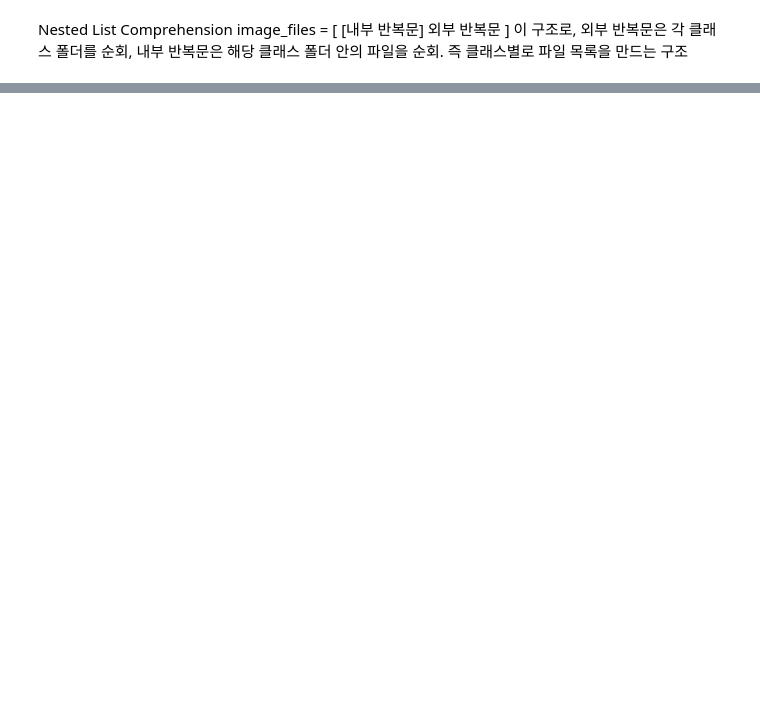
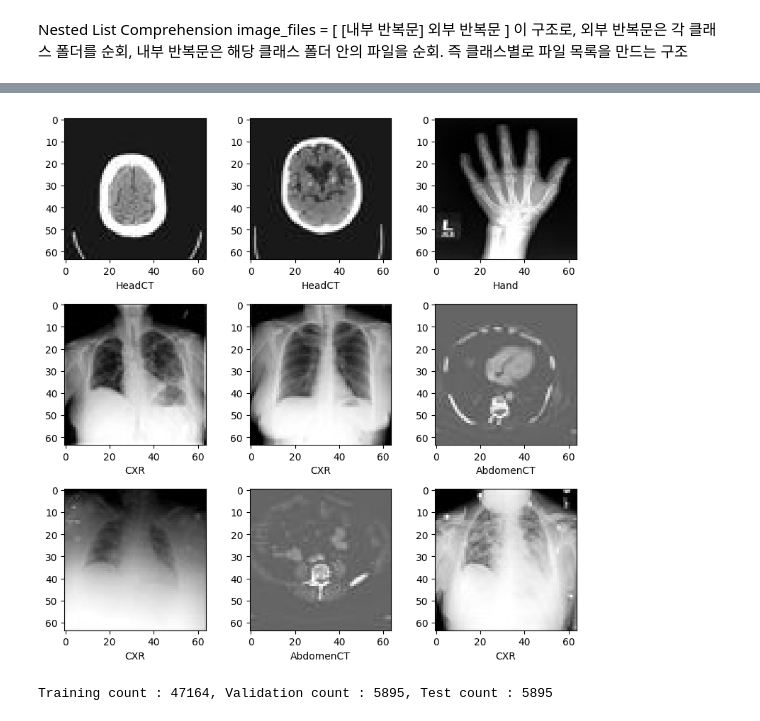
Before and after one commit to donggeunlee77/MONAI-tutorial-exercise, a Jupyter notebook: MONAI - 2D classification tutorial.ipynb, the cells around one changed output, grey strips where cells are left out. Cells and saved outputs as stored; diff of their text form; code cells hidden in the pictures; blank space fills up the shorter version.

```diff
--- a/MONAI - 2D classification tutorial.ipynb
+++ b/MONAI - 2D classification tutorial.ipynb
@@ -230,0 +240,42 @@ SyntaxError: invalid syntax (1438781033.py, line 1)
+# %%
+## Randomly pick images from the dataset to visualize and check
+
+plt.subplots(3, 3, figsize=(8,8)) ##격자공간 준비
+for i, k in enumerate(np.random.randint(num_total, size=9)): ## enumerate는 for 구문에서 index 와 원소를 함께 가져와줌.
+  im = PIL.Image.open(image_files_list[k])
+  arr = np.array(im) ## 이렇게 numpy array로 변환해야함!!
+  plt.subplot(3, 3, i+1) ## 3×3 격자 중에서 몇 번째 위치에 이미지를 표시할 것인지 지정해. 위치번호는 1부터 시작하기 때문에 i+1 로 해줌
+  plt.xlabel(class_names[image_class[k]])
+  plt.imshow(arr, cmap='gray', vmin=0, vmax=255)
+plt.tight_layout()
+plt.show()
+# %% [output]
+[figure, added]
+# %%
+## Prepare training, validation and test data lists
+## Randomly select 10% of the dataset as validation and 10% as test.
+
+val_frac = 0.1
+test_frac = 0.1
+length = len(image_files_list)
+indices = np.arange(length)  ## 0부터 length까지 1씩 늘어나는 배열 생성
+np.random.shuffle(indices) ## indices는 인제 랜덤으로 셔플됨
+
+test_split = int(test_frac * length)
+test_indices = indices[:test_split]
+val_split = int(val_frac * length) + test_split
+val_indices = indices[test_split:val_split]
+train_indices = indices[val_split:]
+
+## 이까지는 랜덤숫자인 indices를 비율대로 순차적으로 잘라준것.
+
+train_x = [image_files_list[i] for i in train_indices]
+train_y = [image_class[i] for i in train_indices]
+val_x = [image_files_list[i] for i in val_indices]
+val_y = [image_class[i] for i in val_indices]
+test_x = [image_files_list[i] for i in test_indices]
+test_y = [image_class[i] for i in test_indices]
+
+print(f"Training count : {len(train_x)}, Validation count : {len(val_x)}, Test count : {len(test_x)}")
+# %% [output]
+Training count : 47164, Validation count : 5895, Test count : 5895
```
Also changed, not shown: parts of 6 cells of this notebook.
